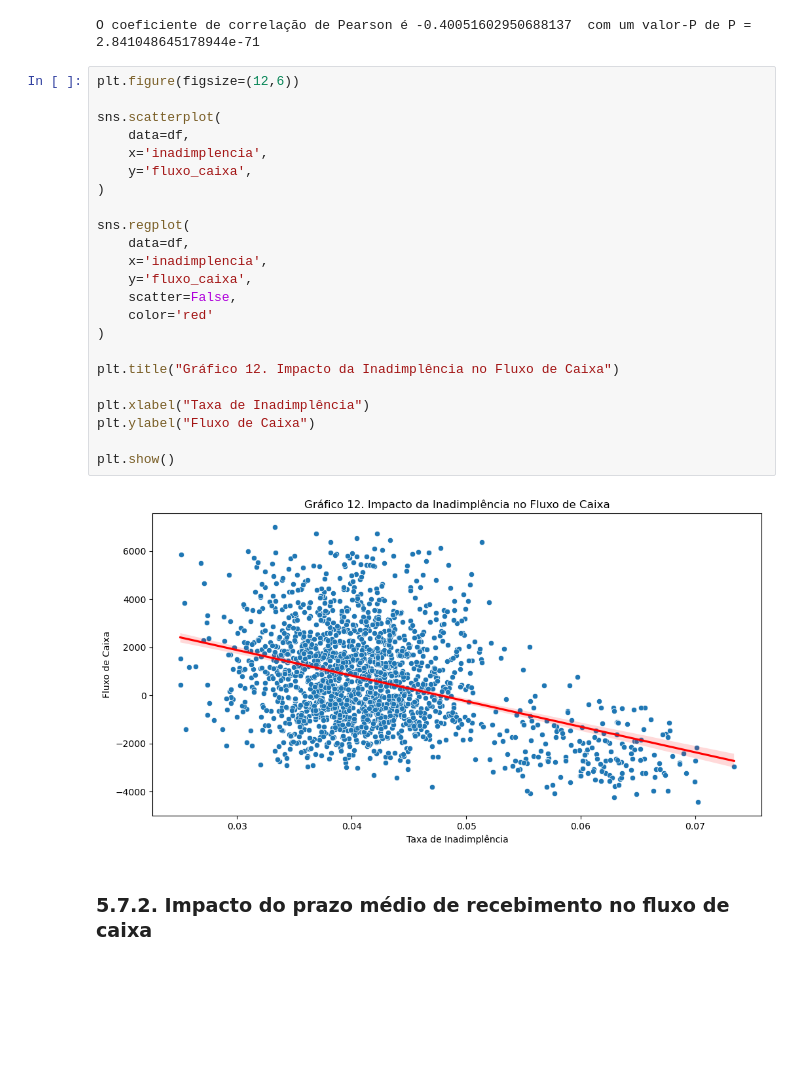
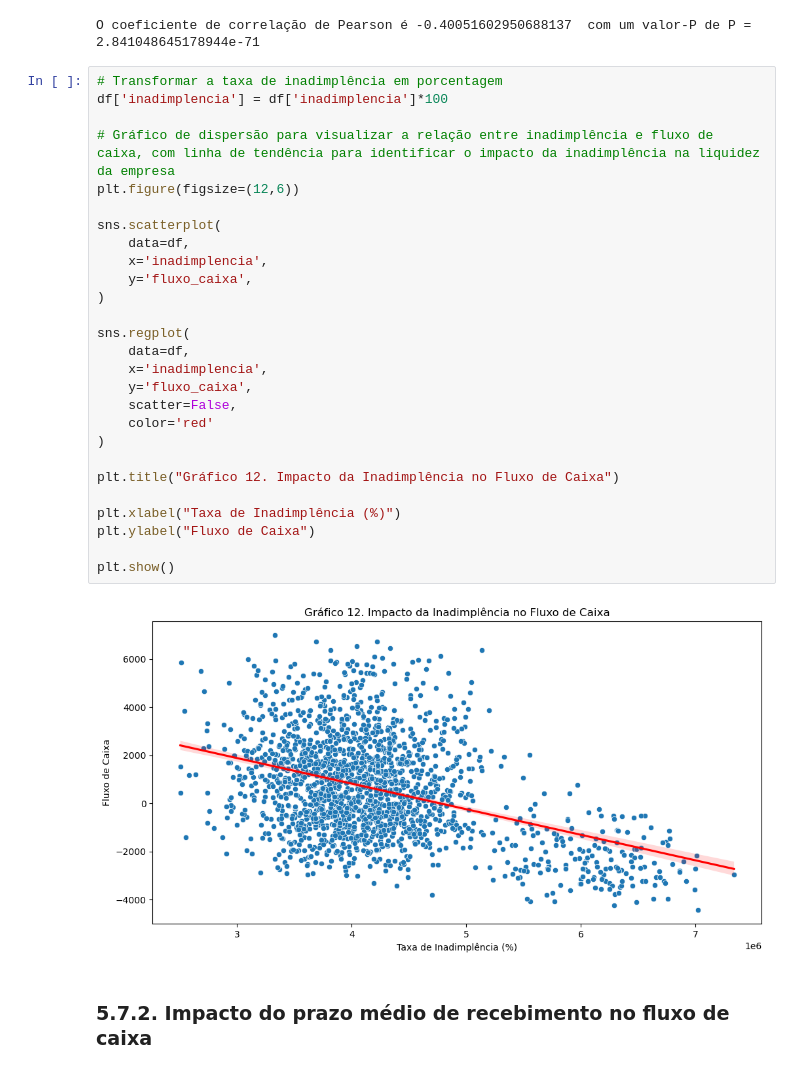
Before and after one commit to filipe-sza-gomes/analise-exploratoria-de-fluxo-de-caixa, a Jupyter notebook: analise-exploratoria-de-dados-fluxo-de-caixa.ipynb, the cells around one changed output. Saved outputs shown, nothing was run; the diff lists cells and outputs as text; blank space fills up the shorter version.

```diff
--- a/analise-exploratoria-de-dados-fluxo-de-caixa.ipynb
+++ b/analise-exploratoria-de-dados-fluxo-de-caixa.ipynb
@@ -535,30 +535,34 @@ print("O coeficiente de correlação de Pearson é", pearson_coef, " com um valo
 # %% [output]
 O coeficiente de correlação de Pearson é -0.40051602950688137  com um valor-P de P = 2.841048645178944e-71
 # %%
+# Transformar a taxa de inadimplência em porcentagem
+df['inadimplencia'] = df['inadimplencia']*100
+
+# Gráfico de dispersão para visualizar a relação entre inadimplência e fluxo de caixa, com linha de tendência para identificar o impacto da inadimplência na liquidez da empresa
 plt.figure(figsize=(12,6))
 
 sns.scatterplot(
     data=df,
     x='inadimplencia',
     y='fluxo_caixa',
 )
 
 sns.regplot(
     data=df,
     x='inadimplencia',
     y='fluxo_caixa',
     scatter=False,
     color='red'
 )
 
 plt.title("Gráfico 12. Impacto da Inadimplência no Fluxo de Caixa")
 
-plt.xlabel("Taxa de Inadimplência")
+plt.xlabel("Taxa de Inadimplência (%)")
 plt.ylabel("Fluxo de Caixa")
 
 plt.show()
 # %% [output]
-[figure, old version]
+[figure, new version]
 # %% [markdown]
 ### 5.7.2. Impacto do prazo médio de recebimento no fluxo de caixa
 # %% [markdown]
```
Also changed, not shown: parts of 2 cells of this notebook.
